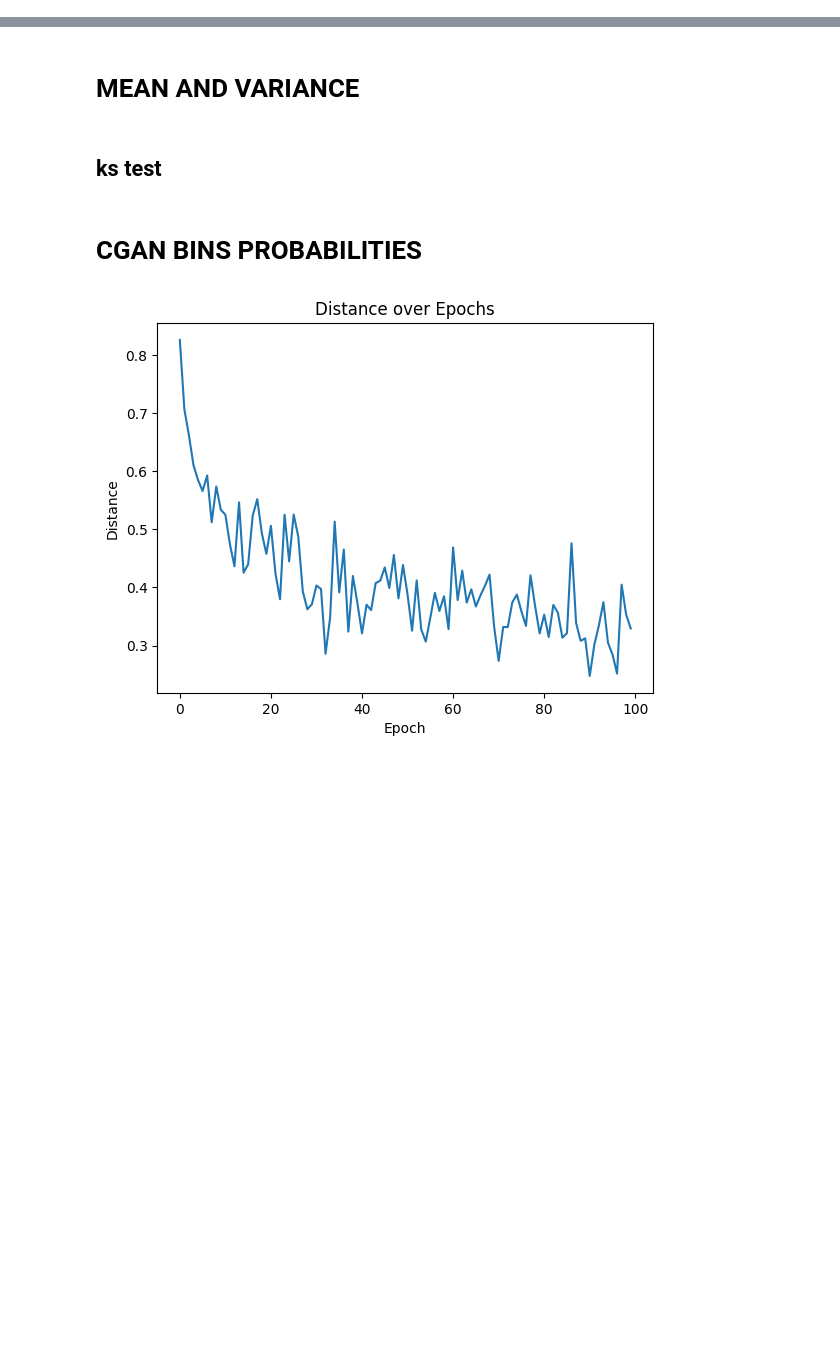
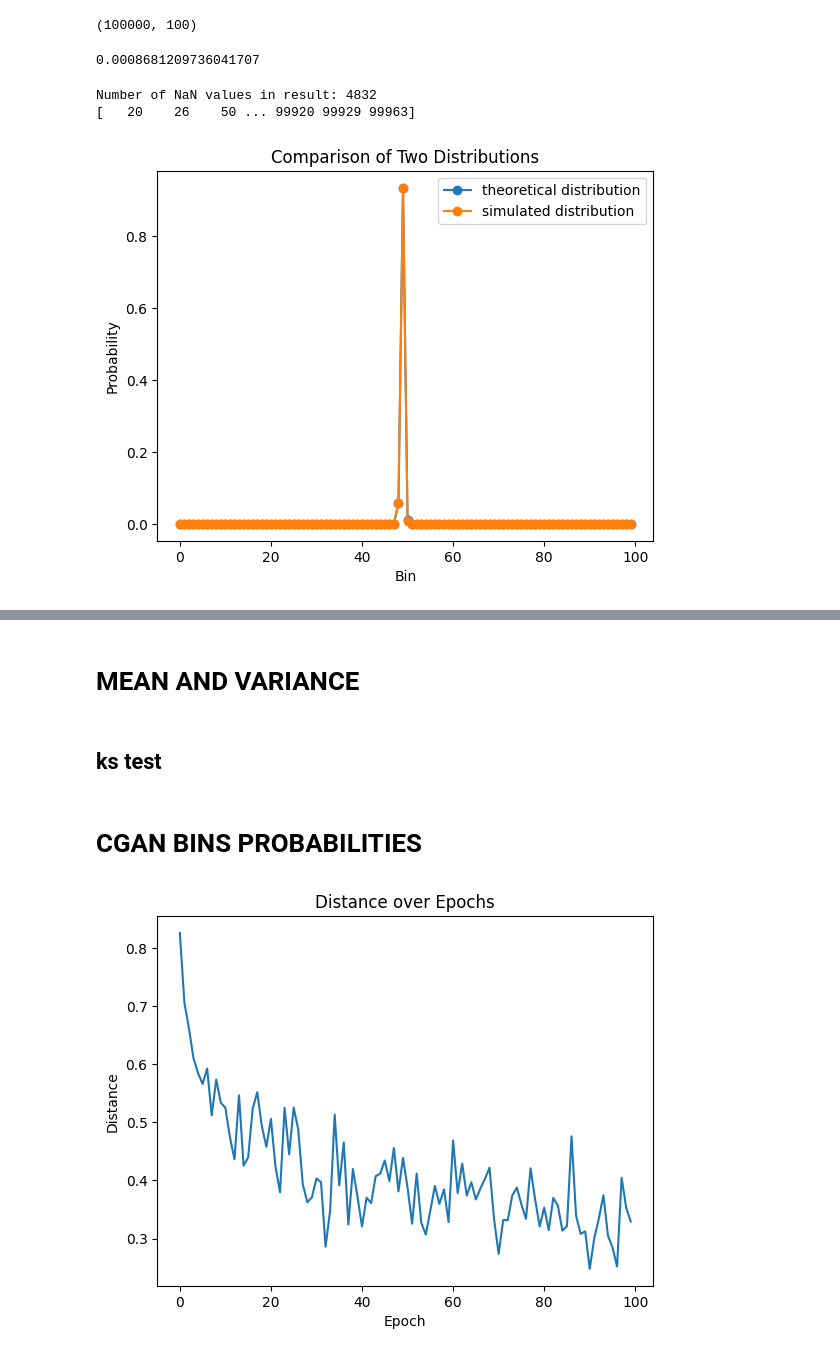
Before and after one commit to matteorofrano/CGAN-for-probability-distribution-generation, a Jupyter notebook: tests.ipynb, the cells around one changed output, grey strips where cells are left out. Cells and saved outputs as stored; diff of their text form; code cells hidden in the pictures; blank space fills up the shorter version.

```diff
--- a/tests.ipynb
+++ b/tests.ipynb
@@ -31,3 +31,58 @@ file_paths, file_pdf = sim.load_binary_file('data/inputs/demo.bin')
 # %%
 print(file_paths)
 print(file_pdf)
+# %%
+# check quality of montecarlo simulated data
+
+X0_range = (0.0,0.0)
+mu_range = (0.0, 0.0)
+sigma_range = (0.01, 0.8)
+T = 1.0        # Time horizon (1 year)
+N = 252        # Number of time steps
+J = 100000        # Number of paths to simulate
+SEED=42
+
+# --- Run the montecarlo Simulation ---
+sim = DataSimulator(X0_range=X0_range, mu_range=mu_range, sigma_range=sigma_range,
+                            T=T, N=N, n_simulations=J, seed=SEED)
+
+paths = sim.get_paths()
+pdfs= sim.get_pdf(n_steps_ahead=1, n_bins=100, mc_sims=1000)
+pdfs.shape
+
+# --- Run the true theoretical Simulation ---
+sim_theory = DataSimulator(X0_range=X0_range, mu_range=mu_range, sigma_range=sigma_range,
+                            T=T, N=N, n_simulations=J, seed=SEED)
+
+paths_theory = sim_theory.get_paths()
+pdfs_theory= sim_theory.get_pdf(n_steps_ahead=1, n_bins=100)
+pdfs_theory.shape
+# %% [output]
+(100000, 100)
+# %%
+result = compute_js(pdfs, pdfs_theory)
+print(np.nanmean(result))
+# %% [output]
+0.0008681209736041707
+# %%
+# Find indices where result is NaN
+nan_indices = np.where(np.isnan(result))[0]
+
+print(f"Number of NaN values in result: {len(nan_indices)}")
+print(nan_indices)
+# %% [output]
+Number of NaN values in result: 4832
+[   20    26    50 ... 99920 99929 99963]
+# %%
+bins = np.arange(len(pdfs_theory[0]))
+
+i = 20
+plt.plot(bins, pdfs_theory[i], marker='o', label='theoretical distribution')
+plt.plot(bins, pdfs[i], marker='o', label='simulated distribution')
+plt.xlabel('Bin')
+plt.ylabel('Probability')
+plt.title('Comparison of Two Distributions')
+plt.legend()
+plt.show()
+# %% [output]
+[figure, added]
```
Also changed, not shown: parts of 27 cells of this notebook, 20 other files.
